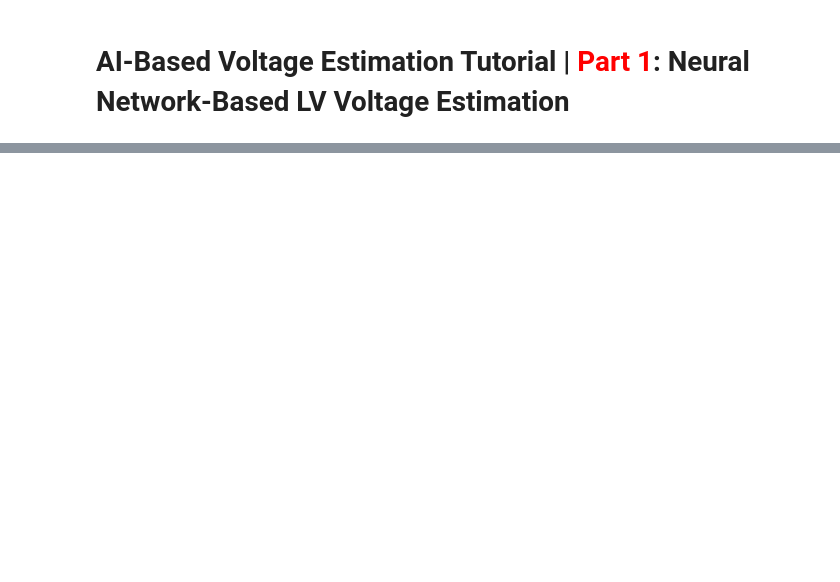
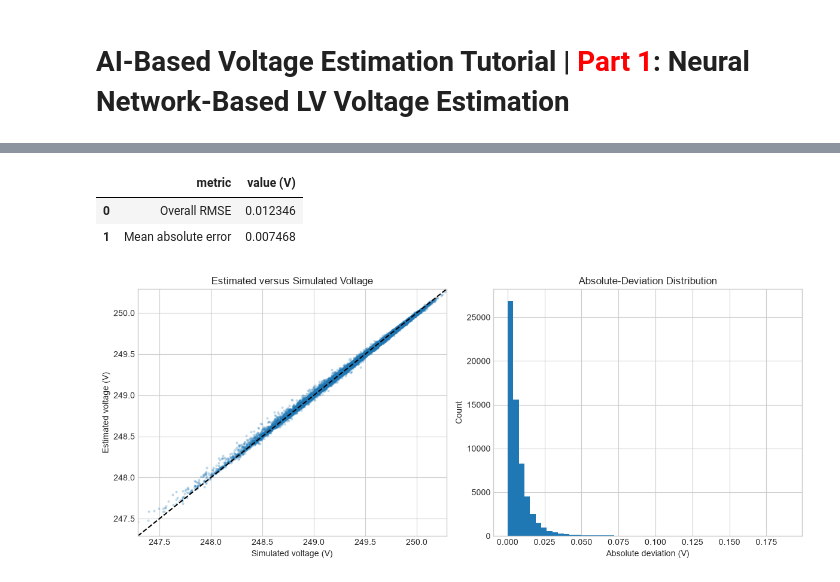
Before and after one commit to Team-Nando-Capstone/Capstone_project_2026_sem1, a Jupyter notebook: Tutorial_1_LV_Vol_Estimation/Tutorial_1_LV_Voltage_Estimation.ipynb, the cells around one changed output, grey strips where cells are left out. Drawn from its saved outputs; the diff is of its cells as text; code cells hidden in the pictures; blank space fills up the shorter version.

```diff
--- a/Tutorial_1_LV_Vol_Estimation/Tutorial_1_LV_Voltage_Estimation.ipynb
+++ b/Tutorial_1_LV_Vol_Estimation/Tutorial_1_LV_Voltage_Estimation.ipynb
@@ -536,9 +2,0 @@ The network learns normalised voltage values. This helper makes predictions and
-# %%
-def predict_unscaled(model, X_scaled, output_scaler):
-    # Estimate voltages and return them in the original voltage scale.
-    model.eval()
-    with torch.no_grad():
-        V_scaled = model(
-            torch.from_numpy(X_scaled).to(DEVICE)
-        ).cpu().numpy()
-    return output_scaler.inverse_transform(V_scaled)
@@ -1440,0 +672,48 @@ Write and run your exercise code below.
+# %%
+V_test_estimated = predict_unscaled(
+    FINAL_MODEL, X_test_full, output_scaler_full
+)
+test_error = V_test_estimated - V_te
+
+test_rmse = float(np.sqrt(np.mean(test_error ** 2)))
+test_mae = float(np.mean(np.abs(test_error)))
+per_customer_rmse = np.sqrt(np.mean(test_error ** 2, axis=0))
+
+test_metrics = pd.DataFrame(
+    {
+        "metric": ["Overall RMSE", "Mean absolute error"],
+        "value (V)": [test_rmse, test_mae],
+    }
+)
+display(test_metrics.round(6))
+
+voltage_limits = [
+    min(float(V_te.min()), float(V_test_estimated.min())),
+    max(float(V_te.max()), float(V_test_estimated.max())),
+]
+fig, axes = plt.subplots(1, 2, figsize=(12, 5))
+axes[0].scatter(
+    V_te.ravel(),
+    V_test_estimated.ravel(),
+    s=4,
+    alpha=0.2,
+)
+axes[0].plot(voltage_limits, voltage_limits, "--", color="black")
+axes[0].set_xlim(voltage_limits)
+axes[0].set_ylim(voltage_limits)
+axes[0].set_xlabel("Simulated voltage (V)")
+axes[0].set_ylabel("Estimated voltage (V)")
+axes[0].set_title("Estimated versus Simulated Voltage")
+
+axes[1].hist(np.abs(test_error).ravel(), bins=50, color="tab:blue")
+axes[1].set_xlabel("Absolute deviation (V)")
+axes[1].set_ylabel("Count")
+axes[1].set_title("Absolute-Deviation Distribution")
+
+plt.tight_layout()
+plt.show()
+# %% [output]
+|  | metric | value (V) |
+| 0 | Overall RMSE | 0.012346 |
+| 1 | Mean absolute error | 0.007468 |
+[figure, added]
```
Also changed, not shown: parts of 90 cells of this notebook, 37 other files.
